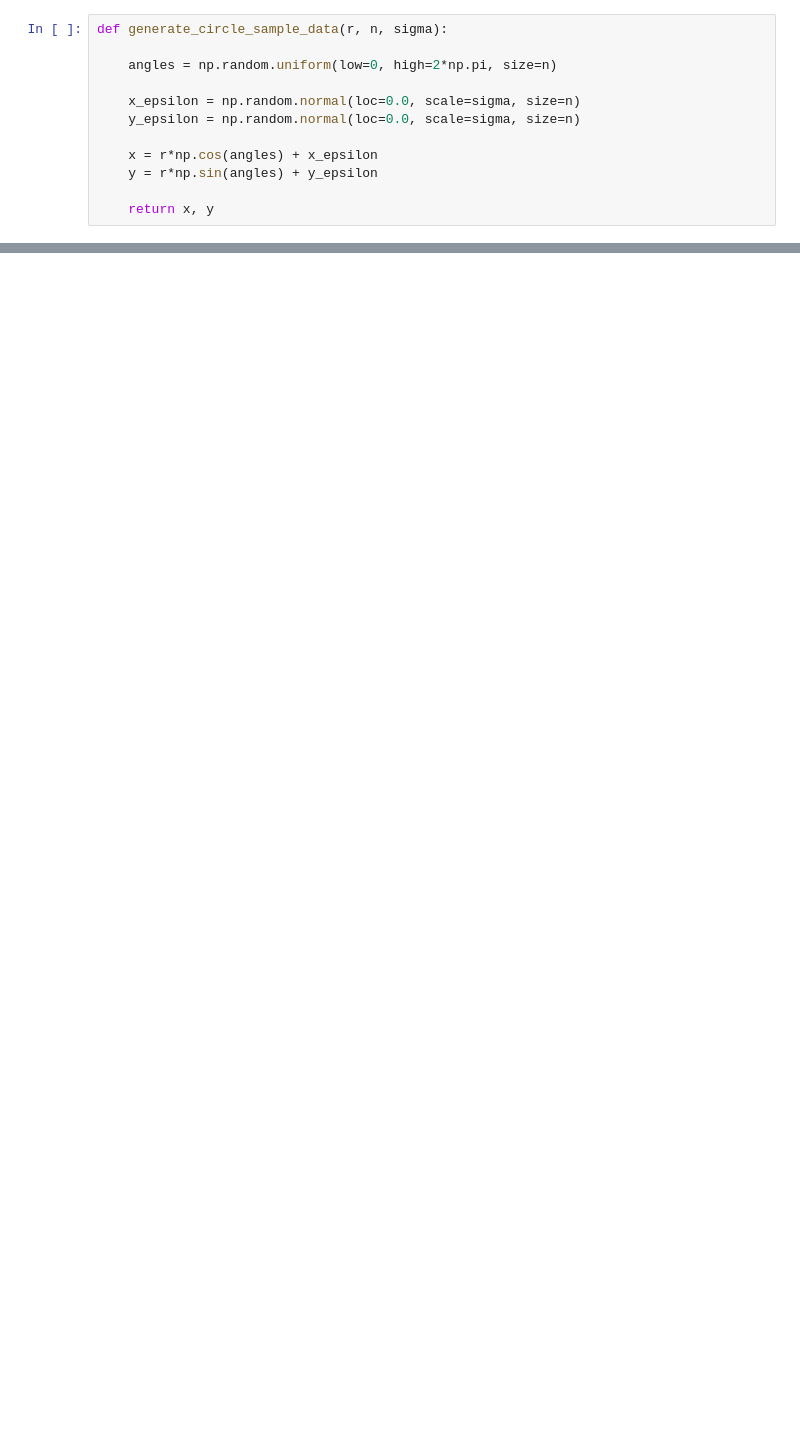
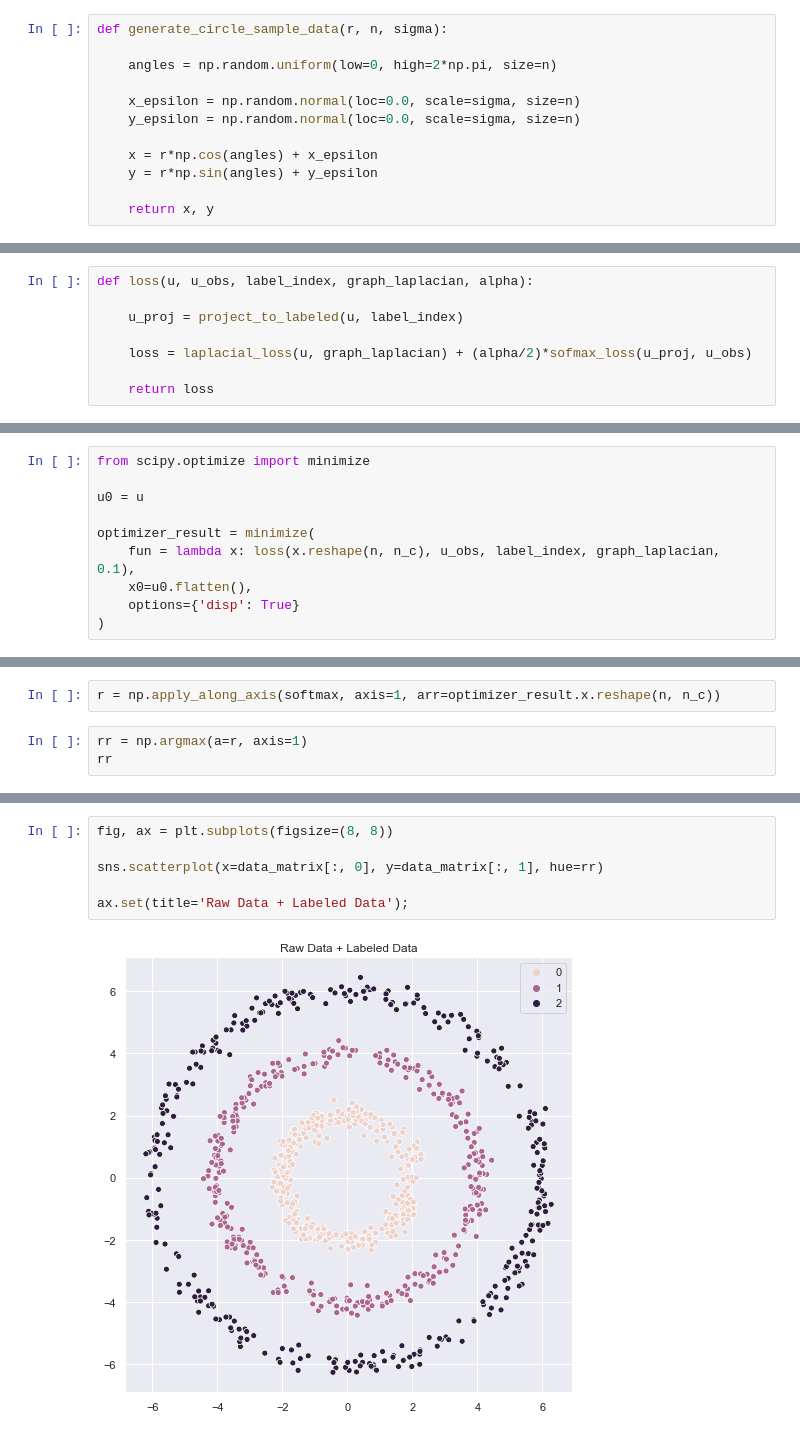
Before and after one commit to juanitorduz/math_deep_learning_summer_school19, a Jupyter notebook: experiments/semi_supervised_clustering.ipynb, the cells around one changed output, grey strips where cells are left out. Saved outputs shown, nothing was run; the diff lists cells and outputs as text; blank space fills up the shorter version.

```diff
--- a/experiments/semi_supervised_clustering.ipynb
+++ b/experiments/semi_supervised_clustering.ipynb
@@ -90,0 +178,8 @@ ax.set(title='Graph Laplacian');
+# %%
+def loss(u, u_obs, label_index, graph_laplacian, alpha):
+
+    u_proj = project_to_labeled(u, label_index)
+
+    loss = laplacial_loss(u, graph_laplacian) + (alpha/2)*sofmax_loss(u_proj, u_obs)
+
+    return loss
@@ -90,0 +196,10 @@ ax.set(title='Graph Laplacian');
+# %%
+from scipy.optimize import minimize
+
+u0 = u
+
+optimizer_result = minimize(
+    fun = lambda x: loss(x.reshape(n, n_c), u_obs, label_index, graph_laplacian, 0.1),
+    x0=u0.flatten(),
+    options={'disp': True}
+)
@@ -90,0 +212,5 @@ ax.set(title='Graph Laplacian');
+# %%
+r = np.apply_along_axis(softmax, axis=1, arr=optimizer_result.x.reshape(n, n_c))
+# %%
+rr = np.argmax(a=r, axis=1)
+rr
@@ -90,0 +235,8 @@ ax.set(title='Graph Laplacian');
+# %%
+fig, ax = plt.subplots(figsize=(8, 8))
+
+sns.scatterplot(x=data_matrix[:, 0], y=data_matrix[:, 1], hue=rr)
+
+ax.set(title='Raw Data + Labeled Data');
+# %% [output]
+[figure, added]
```
Also changed, not shown: parts of 34 cells of this notebook.
